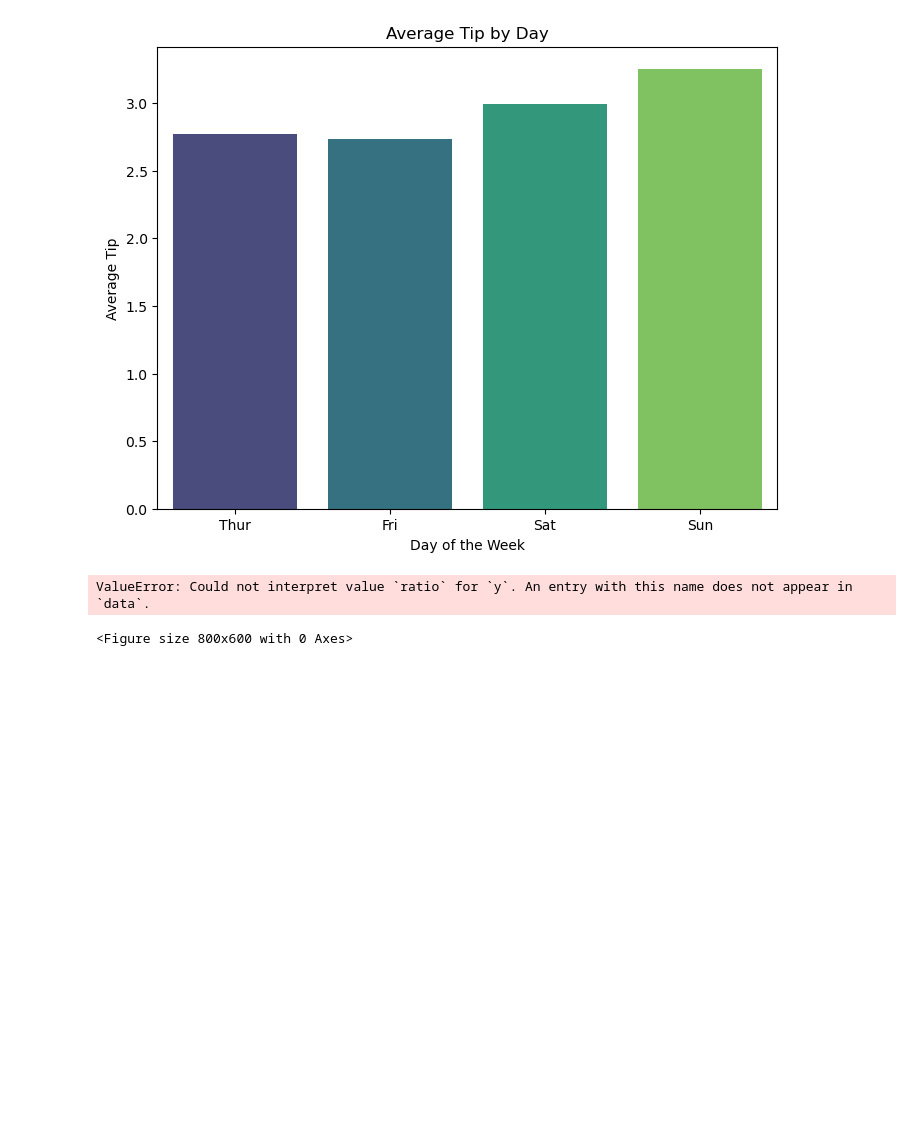
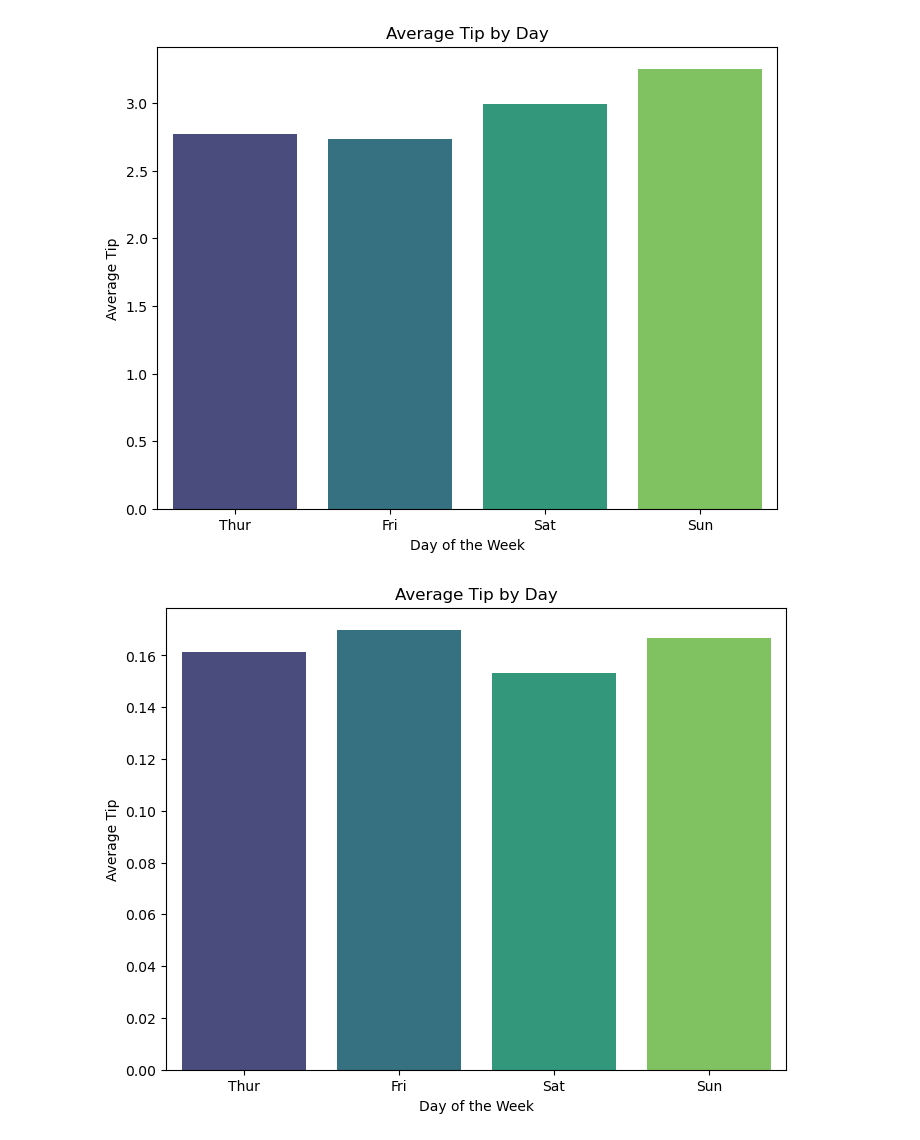
Before and after one commit to EEB330/slides, a Jupyter notebook: 16_intro_to_python_2.ipynb, the cells around one changed output. Cells and saved outputs as stored; diff of their text form; code cells hidden in the pictures; blank space fills up the shorter version.

```diff
--- a/16_intro_to_python_2.ipynb
+++ b/16_intro_to_python_2.ipynb
@@ -456,25 +465,24 @@ plt.show()
 # %%
 # Bar plot of average tips by day
 import numpy as np
 
 plt.figure(figsize=(8, 6))
 tips["bill_tip_ratio"] = tips["tip"] / tips["total_bill"]
 sns.barplot(
     x="day",
-    y="ratio",
+    y="bill_tip_ratio",
     data=tips,
     errorbar=None,
     hue="day",
     palette="viridis",
     estimator=np.mean,
 )
 plt.title("Average Tip by Day")
 plt.xlabel("Day of the Week")
 plt.ylabel("Average Tip")
 plt.show()
 # %% [output]
-ValueError: Could not interpret value `ratio` for `y`. An entry with this name does not appear in `data`.
-<Figure size 800x600 with 0 Axes>
+[figure, added]
 # %%
 from sklearn.model_selection import train_test_split
 from sklearn.linear_model import LinearRegression
```
Also changed, not shown: parts of 15 cells of this notebook, 1 other file.
